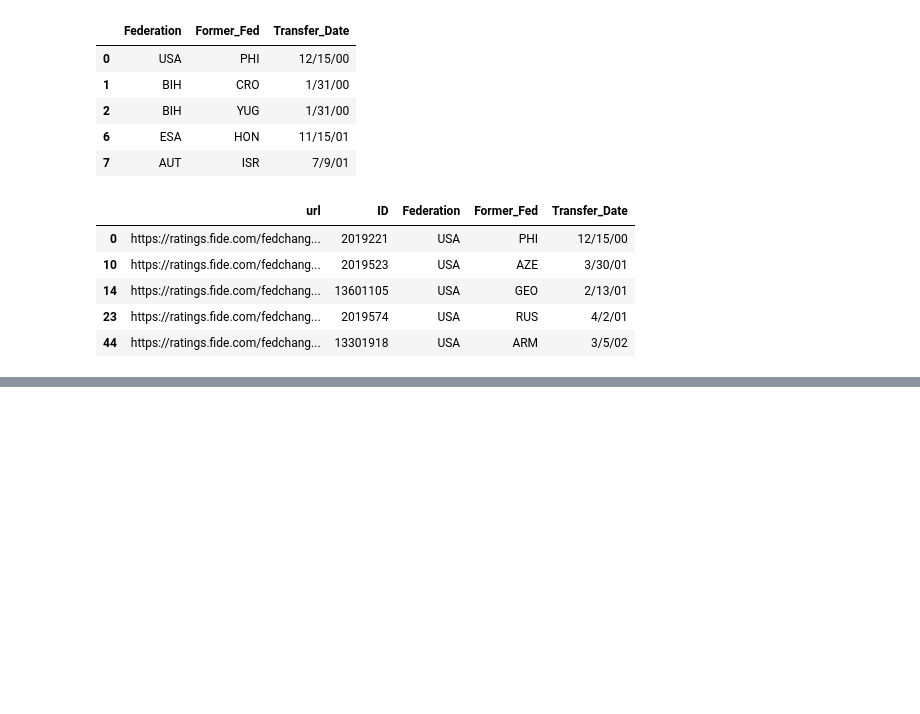
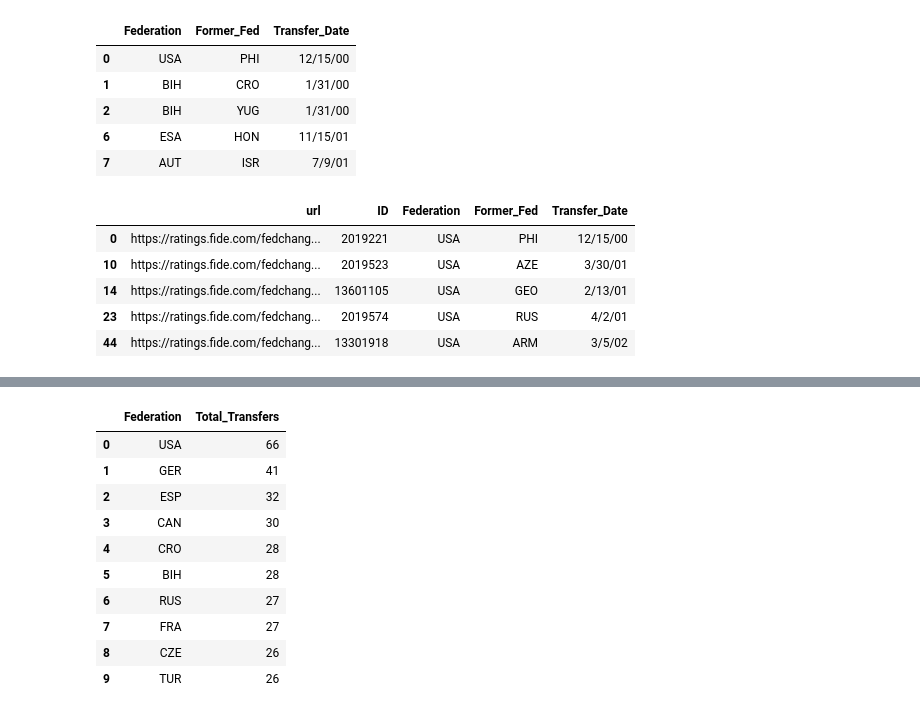
Before and after one commit to bloominstituteoftechnology/DS-Sprint-02-Storytelling-With-Data, a Jupyter notebook: module3-make-explanatory-visualizations/LS_DS_123_Make_explanatory_visualizations.ipynb, the cells around one changed output, grey strips where cells are left out. Drawn from its saved outputs; the diff is of its cells as text; code cells hidden in the pictures; blank space fills up the shorter version.

```diff
--- a/module3-make-explanatory-visualizations/LS_DS_123_Make_explanatory_visualizations.ipynb
+++ b/module3-make-explanatory-visualizations/LS_DS_123_Make_explanatory_visualizations.ipynb
@@ -189,0 +175,16 @@ Name: Former_Fed, dtype: int64
+# %%
+sorted_top_ten_transfers = federation_placeholder_2.rename_axis('Federation').reset_index(name='Total_Transfers')
+# %%
+sorted_top_ten_transfers.head(10)
+# %% [output]
+|  | Federation | Total_Transfers |
+| 0 | USA | 66 |
+| 1 | GER | 41 |
+| 2 | ESP | 32 |
+| 3 | CAN | 30 |
+| 4 | CRO | 28 |
+| 5 | BIH | 28 |
+| 6 | RUS | 27 |
+| 7 | FRA | 27 |
+| 8 | CZE | 26 |
+| 9 | TUR | 26 |
```
Also changed, not shown: parts of 4 cells of this notebook.
